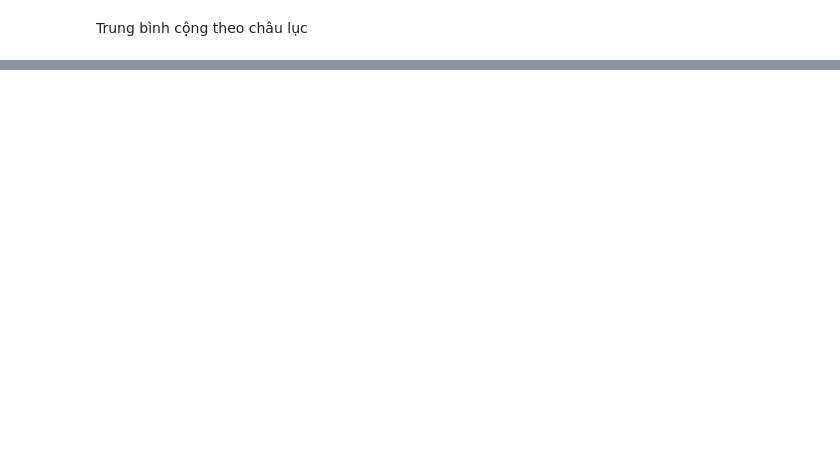
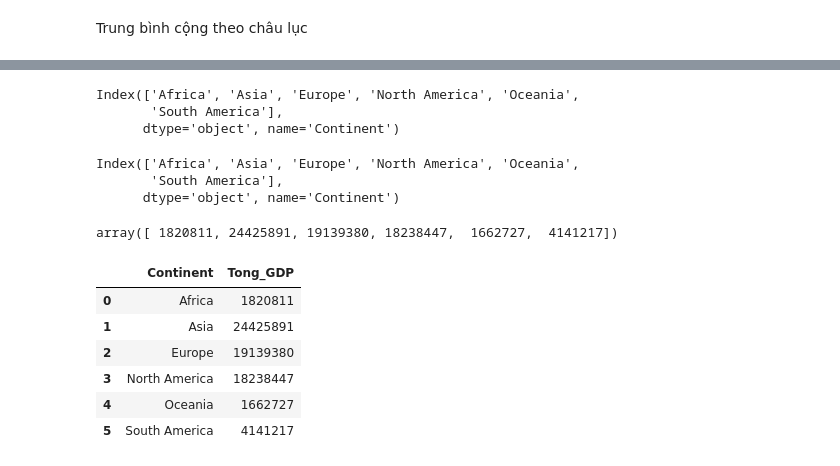
Before and after one commit to hainmit09/DataAnalysis, a Jupyter notebook: Pandas_2_Bài_tập_1.ipynb, the cells around one changed output, grey strips where cells are left out. Cells and saved outputs as stored; diff of their text form; code cells hidden in the pictures; blank space fills up the shorter version.

```diff
--- a/Pandas_2_Bài_tập_1.ipynb
+++ b/Pandas_2_Bài_tập_1.ipynb
@@ -88,0 +135,16 @@ Name: GDP (millions of US$), dtype: float64
+# %%
+tong_gdp.index
+# %% [output]
+Index(['Africa', 'Asia', 'Europe', 'North America', 'Oceania',
+       'South America'],
+      dtype='object', name='Continent')
+# %%
+trung_binh_cong.index
+# %% [output]
+Index(['Africa', 'Asia', 'Europe', 'North America', 'Oceania',
+       'South America'],
+      dtype='object', name='Continent')
+# %%
+tong_gdp.values
+# %% [output]
+array([ 1820811, 24425891, 19139380, 18238447,  1662727,  4141217])
@@ -88,0 +155,10 @@ Name: GDP (millions of US$), dtype: float64
+# %%
+df_sum.head(20)
+# %% [output]
+|  | Continent | Tong_GDP |
+| 0 | Africa | 1820811 |
+| 1 | Asia | 24425891 |
+| 2 | Europe | 19139380 |
+| 3 | North America | 18238447 |
+| 4 | Oceania | 1662727 |
+| 5 | South America | 4141217 |
```
Also changed, not shown: parts of 37 cells of this notebook.
